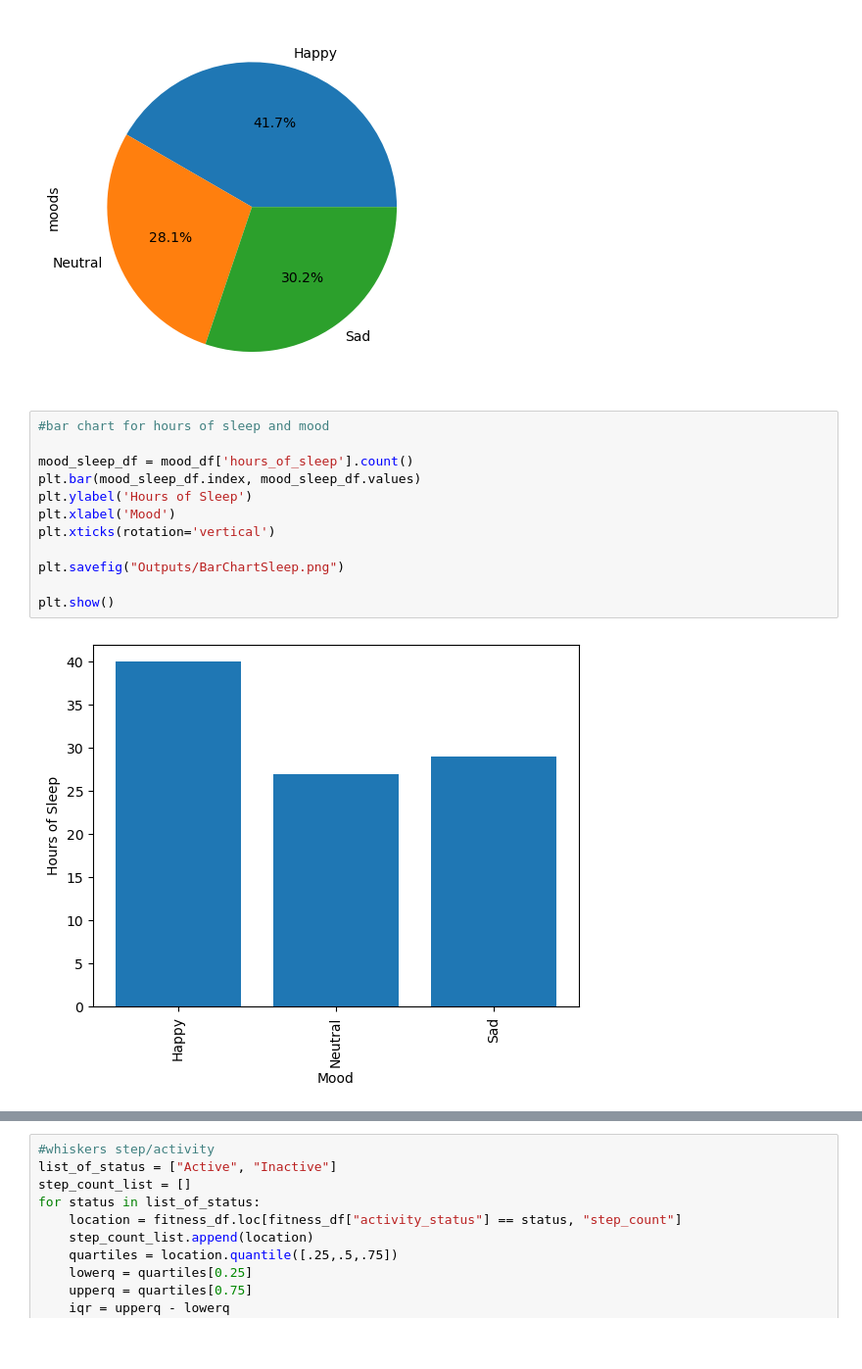
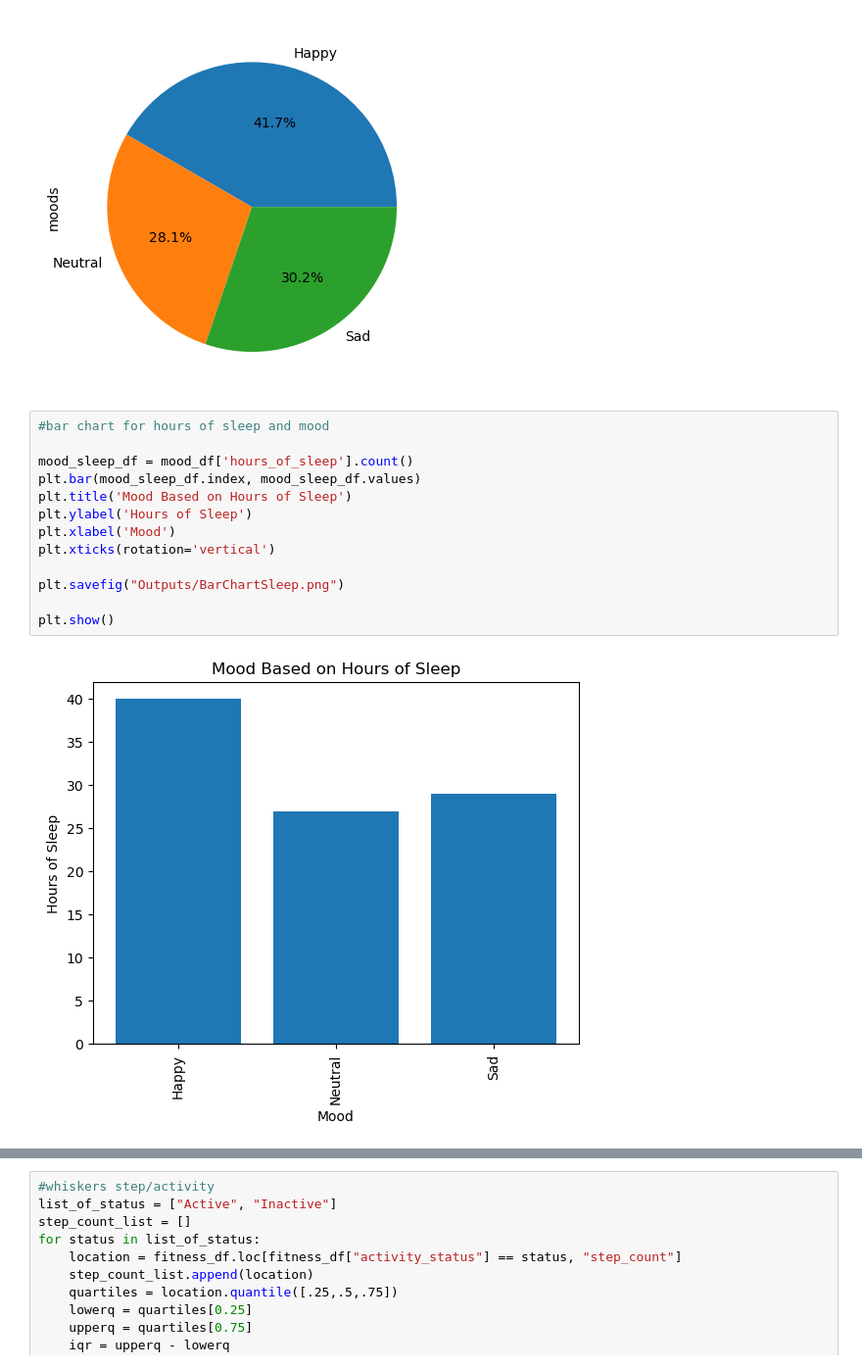
Before and after one commit to jgillas/Project_One_Group_3, a Jupyter notebook: Project 1- Fitness.ipynb, the cells around one changed output, grey strips where cells are left out. Shown at 98% size. Cells and saved outputs as stored; diff of their text form; blank space fills up the shorter version.

```diff
--- a/Project 1- Fitness.ipynb
+++ b/Project 1- Fitness.ipynb
@@ -187,14 +187,15 @@ plt.savefig("Outputs/PieChart.png")
 # %%
 #bar chart for hours of sleep and mood
 
 mood_sleep_df = mood_df['hours_of_sleep'].count()
 plt.bar(mood_sleep_df.index, mood_sleep_df.values)
+plt.title('Mood Based on Hours of Sleep')
 plt.ylabel('Hours of Sleep')
 plt.xlabel('Mood')
 plt.xticks(rotation='vertical')
 
 plt.savefig("Outputs/BarChartSleep.png")
 
 plt.show()
 # %% [output]
-[figure, old version]
+[figure, new version]
```
Also changed, not shown: parts of 4 cells of this notebook, 8 other files.
